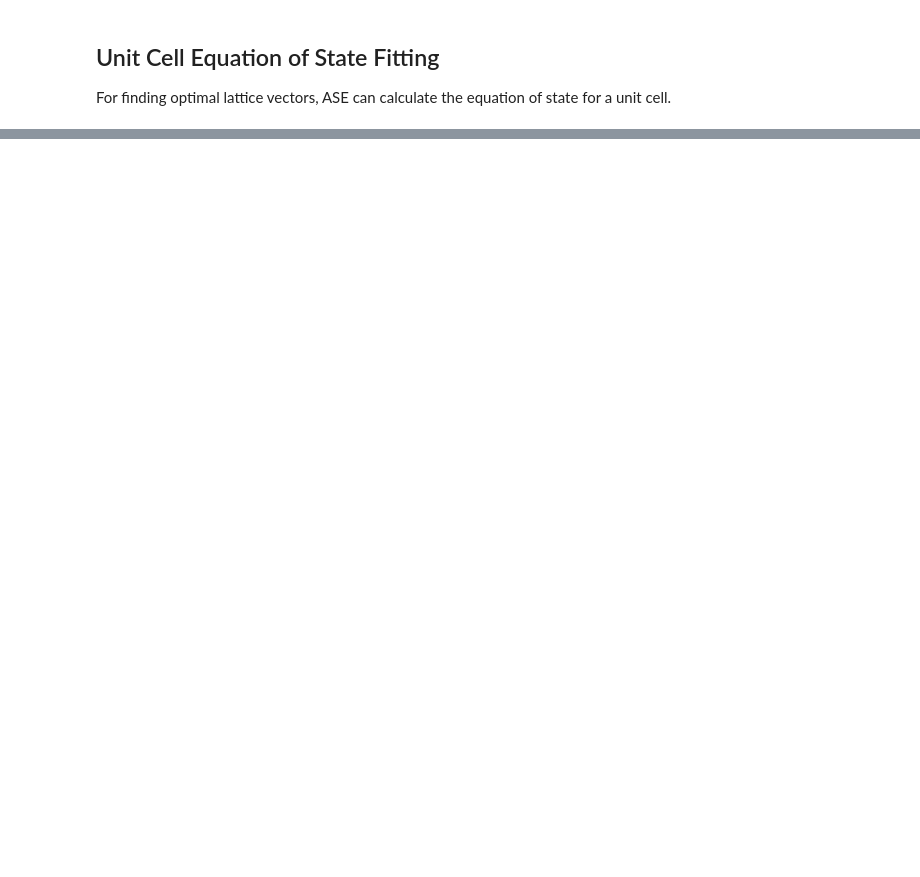
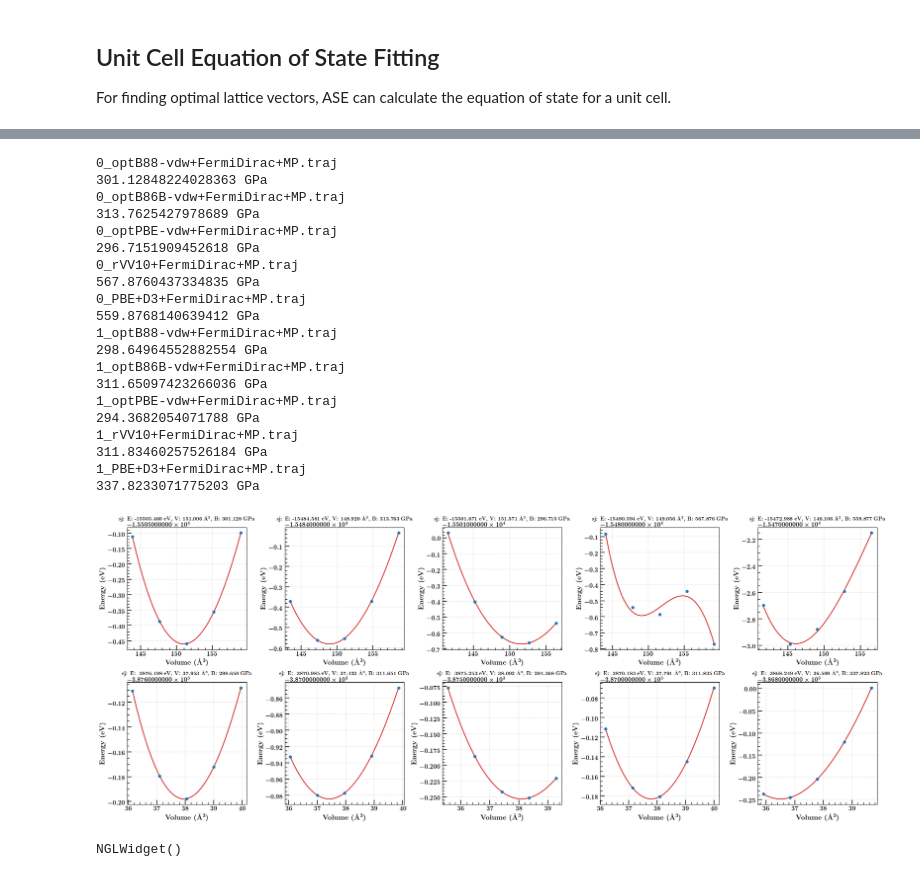
Before and after one commit to potus28/MSELProjects, a Jupyter notebook: NSF/SurfacesAndBulk/TMC.ipynb, the cells around one changed output, grey strips where cells are left out. Cells and saved outputs as stored; diff of their text form; code cells hidden in the pictures; blank space fills up the shorter version.

```diff
--- a/NSF/SurfacesAndBulk/TMC.ipynb
+++ b/NSF/SurfacesAndBulk/TMC.ipynb
@@ -781,0 +785,54 @@ for m_idx in range(0, len(metals)):
+# %%
+
+fig, ax = plt.subplots(nrows=2, ncols=5, figsize=(25,10))
+for m_idx in range(0, len(metals)):
+    for f_idx in range(0, len(functionals)):
+
+        m = str(m_idx)
+        f = functionals[f_idx]
+
+        fh = str(m_idx) + "_" + f
+        file = fh+".traj"
+        configs = Trajectory(file)
+
+        # Extract volumes and energies:
+        volumes = [a.get_volume() for a in configs]
+        energies = [a.get_potential_energy() for a in configs]
+        eos = EquationOfState(volumes, energies)
+        v0, e0, B = eos.fit()
+
+        print(file)
+        print(B / kJ * 1.0e24, 'GPa')
+        eos.plot(ax=ax[m_idx][f_idx],show=False)
+
+plt.tight_layout()
+plt.savefig("eos.png")
+plt.show()
+# %% [output]
+0_optB88-vdw+FermiDirac+MP.traj
+301.12848224028363 GPa
+0_optB86B-vdw+FermiDirac+MP.traj
+313.7625427978689 GPa
+0_optPBE-vdw+FermiDirac+MP.traj
+296.7151909452618 GPa
+0_rVV10+FermiDirac+MP.traj
+567.8760437334835 GPa
+0_PBE+D3+FermiDirac+MP.traj
+559.8768140639412 GPa
+1_optB88-vdw+FermiDirac+MP.traj
+298.64964552882554 GPa
+1_optB86B-vdw+FermiDirac+MP.traj
+311.65097423266036 GPa
+1_optPBE-vdw+FermiDirac+MP.traj
+294.3682054071788 GPa
+1_rVV10+FermiDirac+MP.traj
+311.83460257526184 GPa
+1_PBE+D3+FermiDirac+MP.traj
+337.8233071775203 GPa
+[figure, added]
+# %%
+v = nv.show_ase(alpha)
+v.add_unitcell()
+v
+# %% [output]
+NGLWidget()
```
Also changed, not shown: parts of 4 cells of this notebook, 15 other files.
